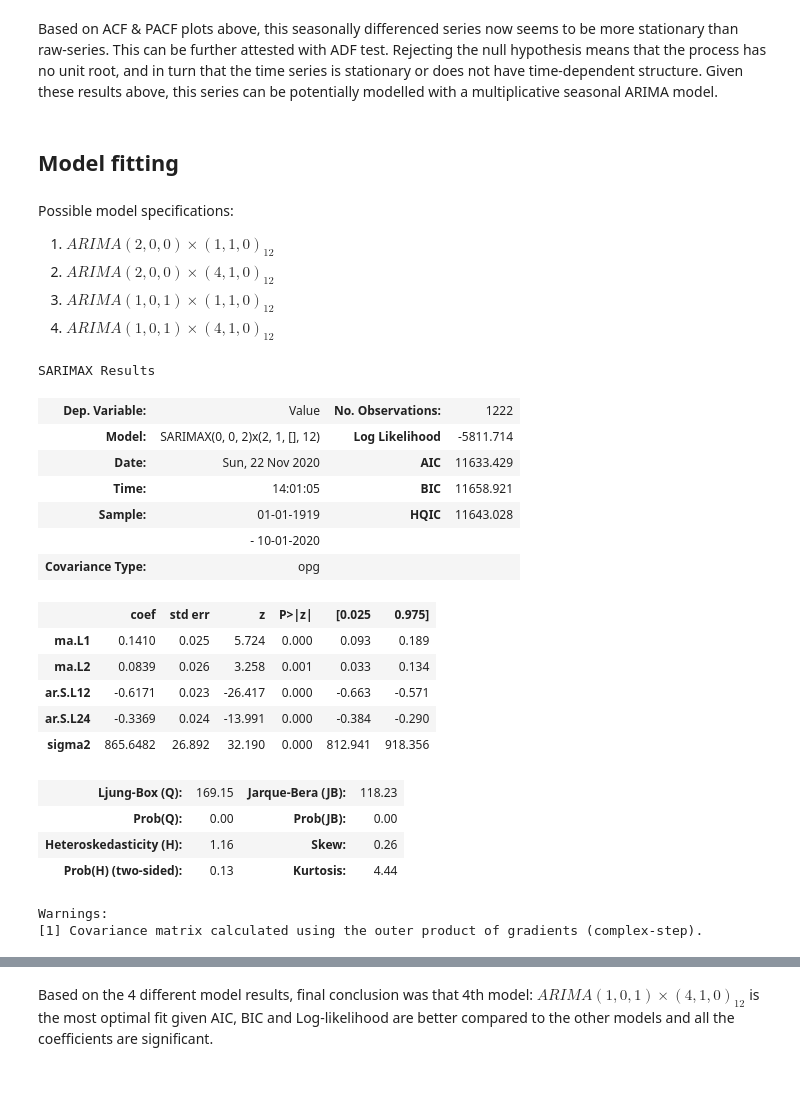
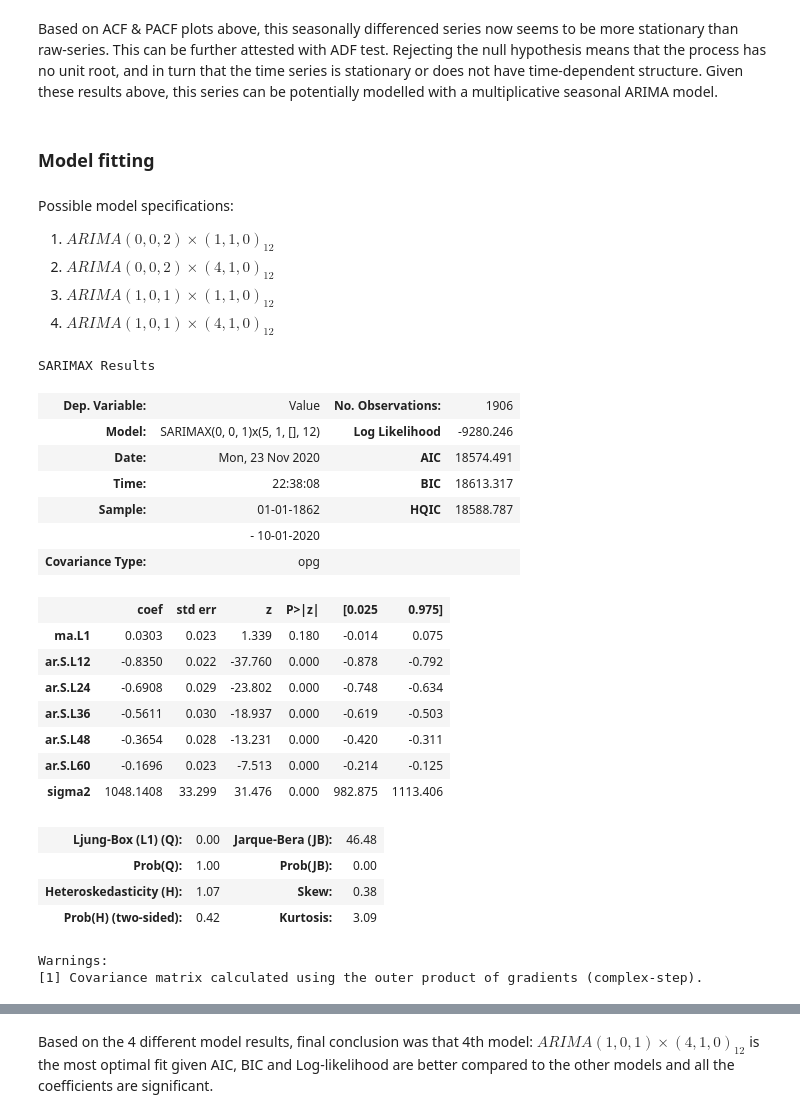
Before and after one commit to Anko-Jipsa/statistics, a Jupyter notebook: ST422/ST422.ipynb, the cells around one changed output, grey strips where cells are left out. Drawn from its saved outputs; the diff is of its cells as text; code cells hidden in the pictures; blank space fills up the shorter version.

```diff
--- a/ST422/ST422.ipynb
+++ b/ST422/ST422.ipynb
@@ -402,11 +514,11 @@ Critical Values:
 # %% [markdown]
 Based on ACF & PACF plots above, this seasonally differenced series now seems to be more stationary than raw-series. This can be further attested with ADF test. Rejecting the null hypothesis means that the process has no unit root, and in turn that the time series is stationary or does not have time-dependent structure. Given these results above, this series can be potentially modelled with a multiplicative seasonal ARIMA model.
 # %% [markdown]
-## Model fitting
+### Model fitting
 # %% [markdown]
 Possible model specifications:
-1. $ARIMA(2,0,0) \times (1,1,0)_{12}$
-1. $ARIMA(2,0,0) \times (4,1,0)_{12}$
+1. $ARIMA(0,0,2) \times (1,1,0)_{12}$
+1. $ARIMA(0,0,2) \times (4,1,0)_{12}$
 2. $ARIMA(1,0,1) \times (1,1,0)_{12}$
 2. $ARIMA(1,0,1) \times (4,1,0)_{12}$
 # %%
@@ -425,26 +537,32 @@ res_3 = sarimax.SARIMAX(rf_df_ts["Value"],
 res_4 = sarimax.SARIMAX(rf_df_ts["Value"],
                         order=(1, 0, 1),
                         seasonal_order=(4, 1, 0, 12)).fit(maxiter=300)
+# %%
+res_5 = sarimax.SARIMAX(rf_df_ts["Value"],
+                        order=(0, 0, 1),
+                        seasonal_order=(4, 1, 0, 12)).fit(maxiter=300)
 # %%
-res_1.summary()
+res_5.summary()
 # %% [output]
 SARIMAX Results
-| Dep. Variable: | Value | No. Observations: | 1222 |
-| Model: | SARIMAX(0, 0, 2)x(2, 1, [], 12) | Log Likelihood | -5811.714 |
-| Date: | Sun, 22 Nov 2020 | AIC | 11633.429 |
-| Time: | 14:01:05 | BIC | 11658.921 |
-| Sample: | 01-01-1919 | HQIC | 11643.028 |
+| Dep. Variable: | Value | No. Observations: | 1906 |
+| Model: | SARIMAX(0, 0, 1)x(5, 1, [], 12) | Log Likelihood | -9280.246 |
+| Date: | Mon, 23 Nov 2020 | AIC | 18574.491 |
+| Time: | 22:38:08 | BIC | 18613.317 |
+| Sample: | 01-01-1862 | HQIC | 18588.787 |
 |  | - 10-01-2020 |  |  |
 | Covariance Type: | opg |  |  |
 |  | coef | std err | z | P>|z| | [0.025 | 0.975] |
-| ma.L1 | 0.1410 | 0.025 | 5.724 | 0.000 | 0.093 | 0.189 |
-| ma.L2 | 0.0839 | 0.026 | 3.258 | 0.001 | 0.033 | 0.134 |
-| ar.S.L12 | -0.6171 | 0.023 | -26.417 | 0.000 | -0.663 | -0.571 |
-| ar.S.L24 | -0.3369 | 0.024 | -13.991 | 0.000 | -0.384 | -0.290 |
-| sigma2 | 865.6482 | 26.892 | 32.190 | 0.000 | 812.941 | 918.356 |
+| ma.L1 | 0.0303 | 0.023 | 1.339 | 0.180 | -0.014 | 0.075 |
+| ar.S.L12 | -0.8350 | 0.022 | -37.760 | 0.000 | -0.878 | -0.792 |
+| ar.S.L24 | -0.6908 | 0.029 | -23.802 | 0.000 | -0.748 | -0.634 |
+| ar.S.L36 | -0.5611 | 0.030 | -18.937 | 0.000 | -0.619 | -0.503 |
+| ar.S.L48 | -0.3654 | 0.028 | -13.231 | 0.000 | -0.420 | -0.311 |
+| ar.S.L60 | -0.1696 | 0.023 | -7.513 | 0.000 | -0.214 | -0.125 |
+| sigma2 | 1048.1408 | 33.299 | 31.476 | 0.000 | 982.875 | 1113.406 |
-| Ljung-Box (Q): | 169.15 | Jarque-Bera (JB): | 118.23 |
-| Prob(Q): | 0.00 | Prob(JB): | 0.00 |
-| Heteroskedasticity (H): | 1.16 | Skew: | 0.26 |
-| Prob(H) (two-sided): | 0.13 | Kurtosis: | 4.44 |
+| Ljung-Box (L1) (Q): | 0.00 | Jarque-Bera (JB): | 46.48 |
+| Prob(Q): | 1.00 | Prob(JB): | 0.00 |
+| Heteroskedasticity (H): | 1.07 | Skew: | 0.38 |
+| Prob(H) (two-sided): | 0.42 | Kurtosis: | 3.09 |
 Warnings:
 [1] Covariance matrix calculated using the outer product of gradients (complex-step).
```
Also changed, not shown: parts of 54 cells of this notebook, 14 other files.
